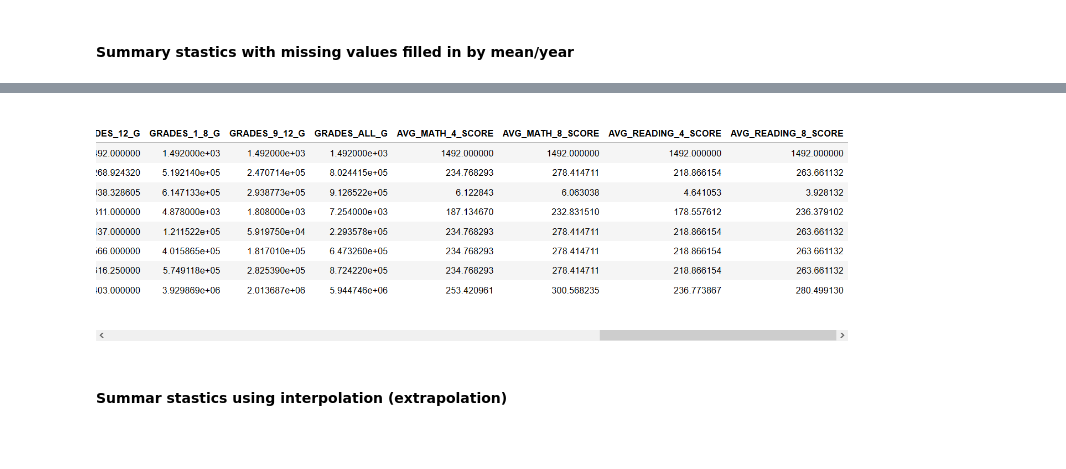
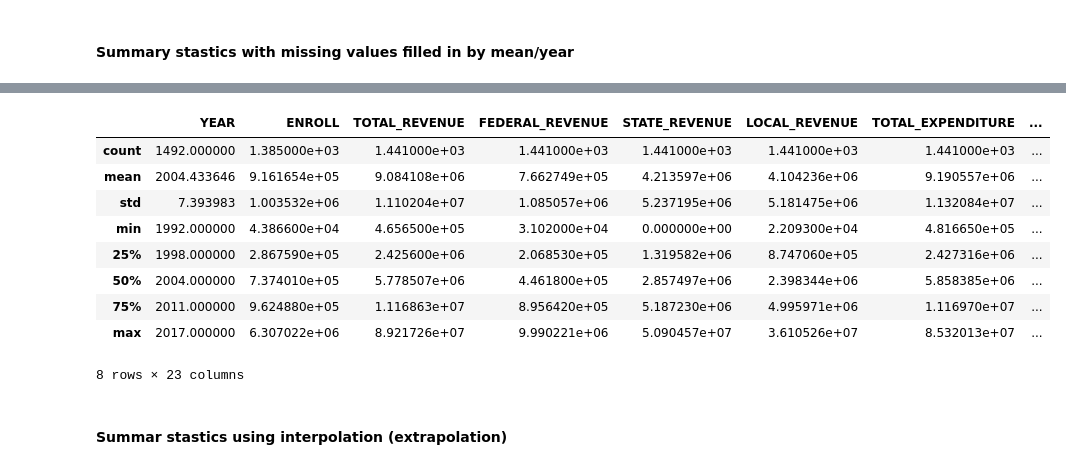
Before and after one commit to kathieking/Thinkful, a Jupyter notebook: check17_3_assignment.ipynb, the cells around one changed output, grey strips where cells are left out. Saved outputs shown, nothing was run; the diff lists cells and outputs as text; code cells hidden in the pictures; blank space fills up the shorter version.

```diff
--- a/check17_3_assignment.ipynb
+++ b/check17_3_assignment.ipynb
@@ -406,4 +418,15 @@ education3_df.describe()
-# %% [markdown]
-![image.png](attachment:image.png)
+# %%
+education2_df.describe()
+# %% [output]
+|  | YEAR | ENROLL | TOTAL_REVENUE | FEDERAL_REVENUE | STATE_REVENUE | LOCAL_REVENUE | TOTAL_EXPENDITURE | ... |
+| count | 1492.000000 | 1.385000e+03 | 1.441000e+03 | 1.441000e+03 | 1.441000e+03 | 1.441000e+03 | 1.441000e+03 | ... |
+| mean | 2004.433646 | 9.161654e+05 | 9.084108e+06 | 7.662749e+05 | 4.213597e+06 | 4.104236e+06 | 9.190557e+06 | ... |
+| std | 7.393983 | 1.003532e+06 | 1.110204e+07 | 1.085057e+06 | 5.237195e+06 | 5.181475e+06 | 1.132084e+07 | ... |
+| min | 1992.000000 | 4.386600e+04 | 4.656500e+05 | 3.102000e+04 | 0.000000e+00 | 2.209300e+04 | 4.816650e+05 | ... |
+| 25% | 1998.000000 | 2.867590e+05 | 2.425600e+06 | 2.068530e+05 | 1.319582e+06 | 8.747060e+05 | 2.427316e+06 | ... |
+| 50% | 2004.000000 | 7.374010e+05 | 5.778507e+06 | 4.461800e+05 | 2.857497e+06 | 2.398344e+06 | 5.858385e+06 | ... |
+| 75% | 2011.000000 | 9.624880e+05 | 1.116863e+07 | 8.956420e+05 | 5.187230e+06 | 4.995971e+06 | 1.116970e+07 | ... |
+| max | 2017.000000 | 6.307022e+06 | 8.921726e+07 | 9.990221e+06 | 5.090457e+07 | 3.610526e+07 | 8.532013e+07 | ... |
+8 rows × 23 columns
 # %% [markdown]
 #### Summar stastics using interpolation (extrapolation)
```
Also changed, not shown: parts of 37 cells of this notebook.
